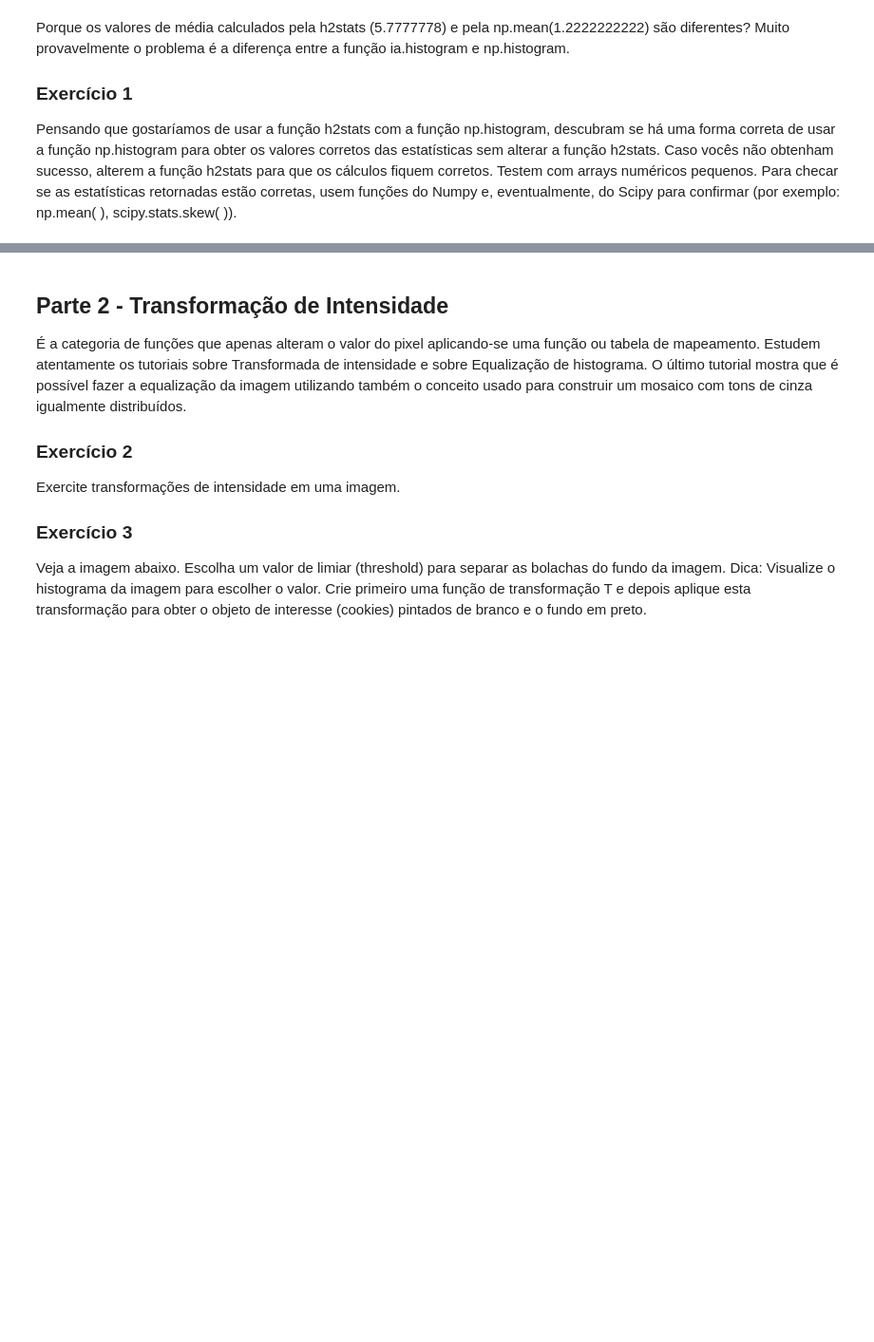
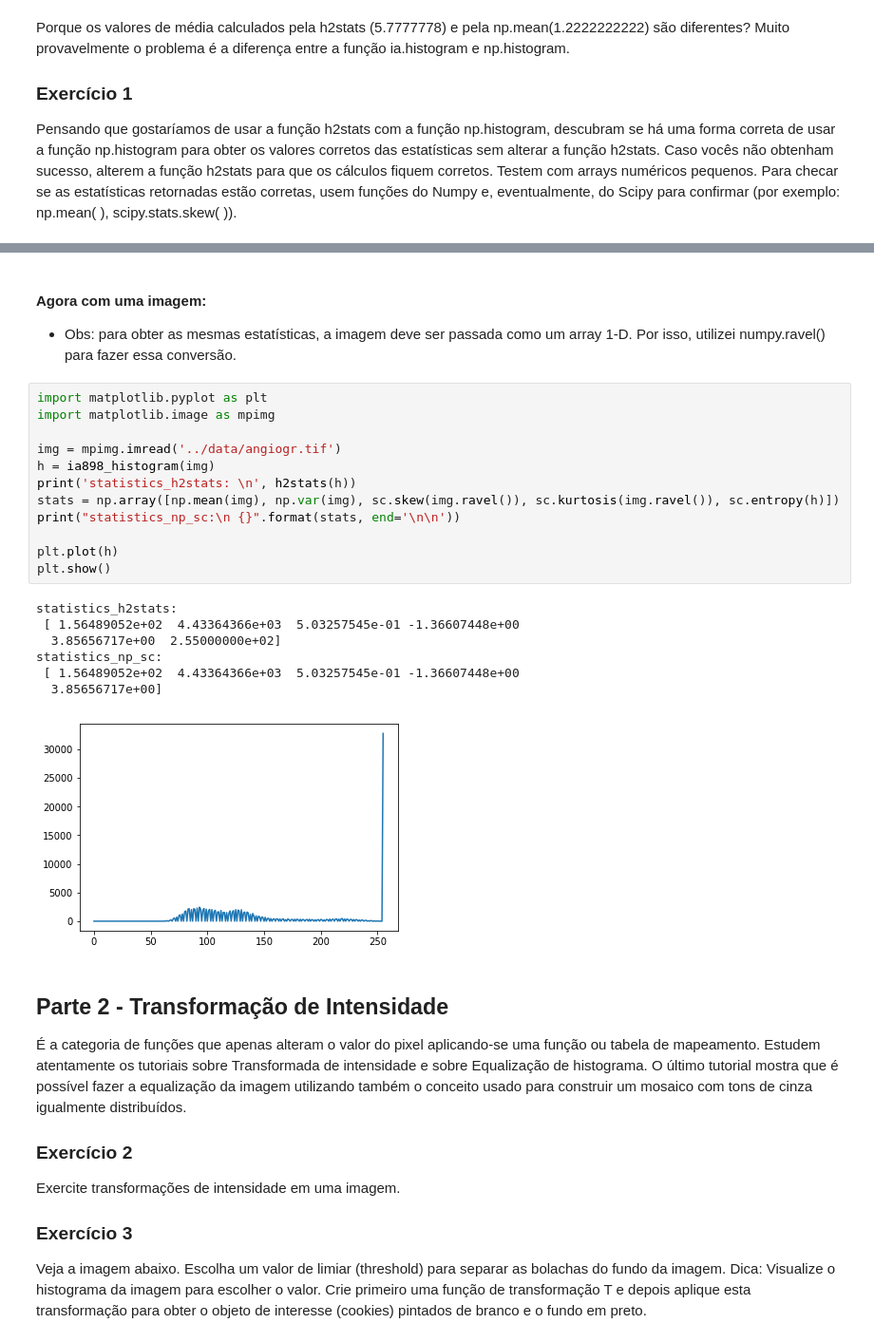
Before and after one commit to ferseiti/ia898, a Jupyter notebook: 2S2018/IA898A_Ex03_FernandoFurusato.ipynb, the cells around one changed output, grey strips where cells are left out. Shown: that part at 95% size. Saved outputs shown, nothing was run; the diff lists cells and outputs as text; blank space fills up the shorter version.

```diff
--- a/2S2018/IA898A_Ex03_FernandoFurusato.ipynb
+++ b/2S2018/IA898A_Ex03_FernandoFurusato.ipynb
@@ -131,3 +141,26 @@ statistics2 = [ 1.22222222  0.39506173 -0.20992233 -0.62109375  0.93688831]
+# %% [markdown]
+#### Agora com uma imagem:
+ * Obs: para obter as mesmas estatísticas, a imagem deve ser passada como um array 1-D. Por isso, utilizei numpy.ravel() para fazer essa conversão.
+# %%
+import matplotlib.pyplot as plt
+import matplotlib.image as mpimg
+
+img = mpimg.imread('../data/angiogr.tif')
+h = ia898_histogram(img)
+print('statistics_h2stats: \n', h2stats(h))
+stats = np.array([np.mean(img), np.var(img), sc.skew(img.ravel()), sc.kurtosis(img.ravel()), sc.entropy(h)])
+print("statistics_np_sc:\n {}".format(stats, end='\n\n'))
+
+plt.plot(h)
+plt.show()
+# %% [output]
+statistics_h2stats:
+ [ 1.56489052e+02  4.43364366e+03  5.03257545e-01 -1.36607448e+00
+  3.85656717e+00  2.55000000e+02]
+statistics_np_sc:
+ [ 1.56489052e+02  4.43364366e+03  5.03257545e-01 -1.36607448e+00
+  3.85656717e+00]
+[figure, added]
 # %% [markdown]
 ## Parte 2 - Transformação de Intensidade
 
```
Also changed, not shown: parts of 15 cells of this notebook.
